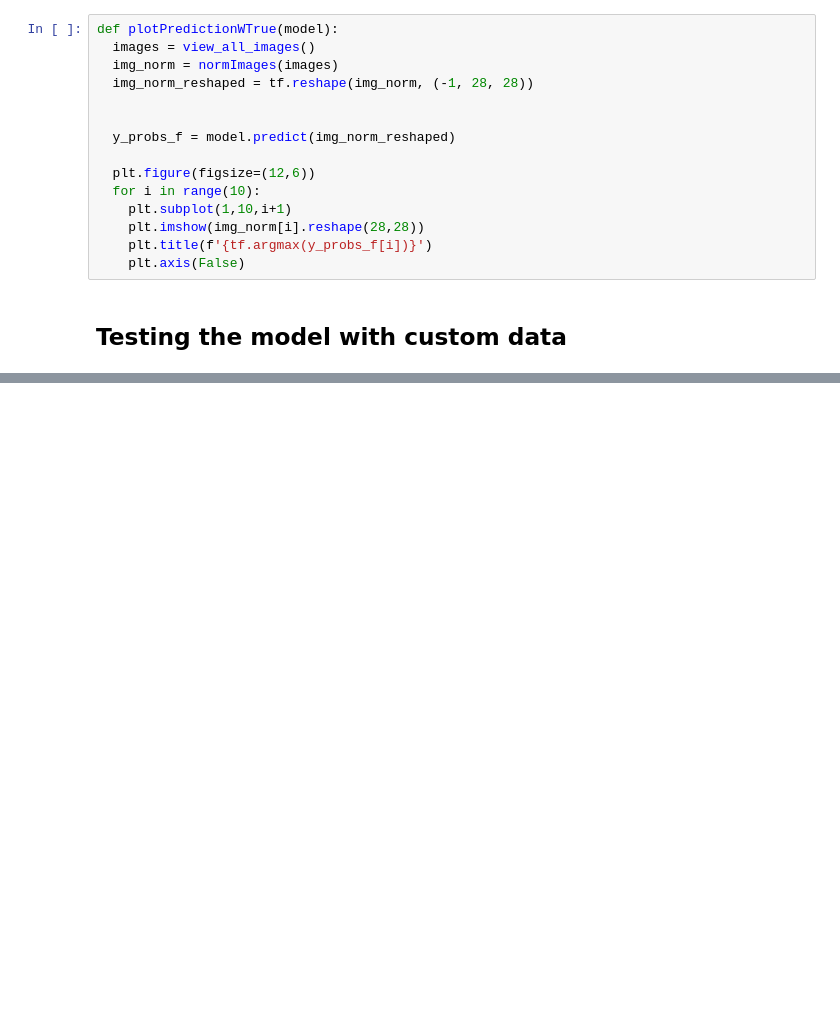
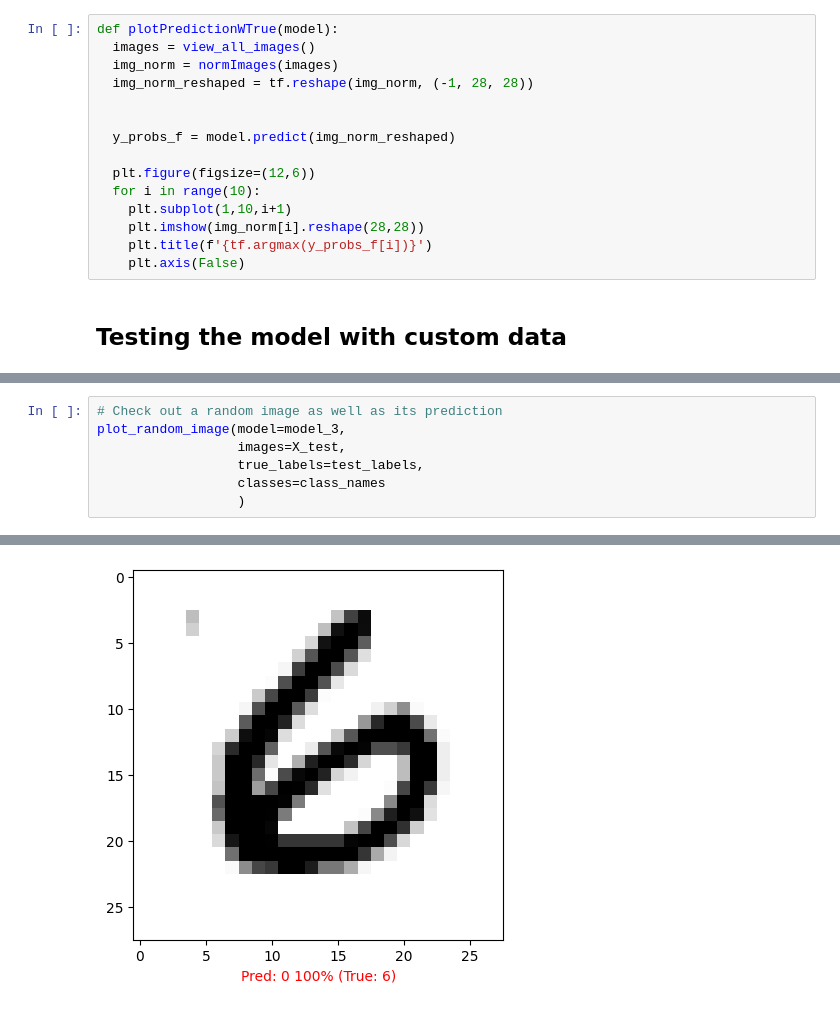
Before and after one commit to m0rgAn115/DeepLearningModels, a Jupyter notebook: DigitsClassification.ipynb, the cells around one changed output, grey strips where cells are left out. Cells and saved outputs as stored; diff of their text form; blank space fills up the shorter version.

```diff
--- a/DigitsClassification.ipynb
+++ b/DigitsClassification.ipynb
@@ -520,0 +615,8 @@ plotPredictionWTrue(model_2)
+# %%
+# Check out a random image as well as its prediction
+plot_random_image(model=model_3,
+                  images=X_test,
+                  true_labels=test_labels,
+                  classes=class_names
+                  )
+# %% [output]
@@ -520,0 +624 @@ plotPredictionWTrue(model_2)
+[figure, added]
```
Also changed, not shown: parts of 19 cells of this notebook.
